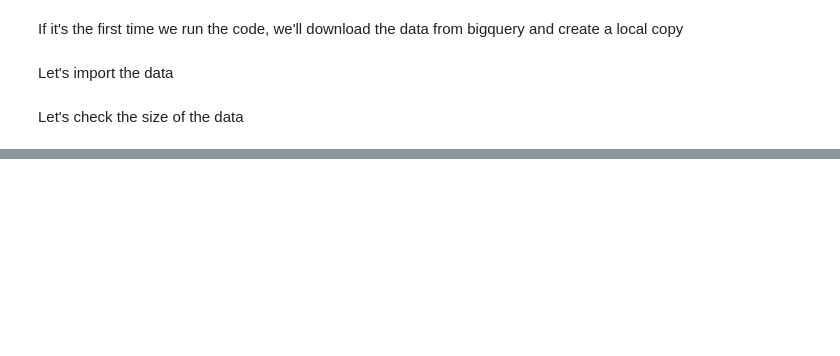
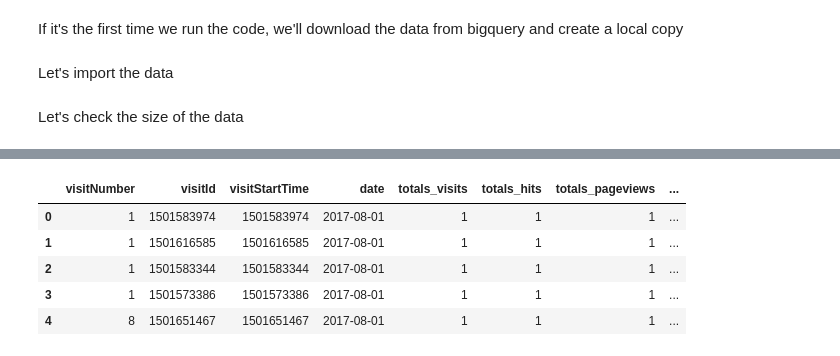
Before and after one commit to lamparelli/analytics_eda, a Jupyter notebook: eda.ipynb, the cells around one changed output, grey strips where cells are left out. Saved outputs shown, nothing was run; the diff lists cells and outputs as text; code cells hidden in the pictures; blank space fills up the shorter version.

```diff
--- a/eda.ipynb
+++ b/eda.ipynb
@@ -23,0 +265,9 @@ Columns:  59
+# %%
+df.head()
+# %% [output]
+|  | visitNumber | visitId | visitStartTime | date | totals_visits | totals_hits | totals_pageviews | ... |
+| 0 | 1 | 1501583974 | 1501583974 | 2017-08-01 | 1 | 1 | 1 | ... |
+| 1 | 1 | 1501616585 | 1501616585 | 2017-08-01 | 1 | 1 | 1 | ... |
+| 2 | 1 | 1501583344 | 1501583344 | 2017-08-01 | 1 | 1 | 1 | ... |
+| 3 | 1 | 1501573386 | 1501573386 | 2017-08-01 | 1 | 1 | 1 | ... |
+| 4 | 8 | 1501651467 | 1501651467 | 2017-08-01 | 1 | 1 | 1 | ... |
```
Also changed, not shown: parts of 43 cells of this notebook, 1 other file.
